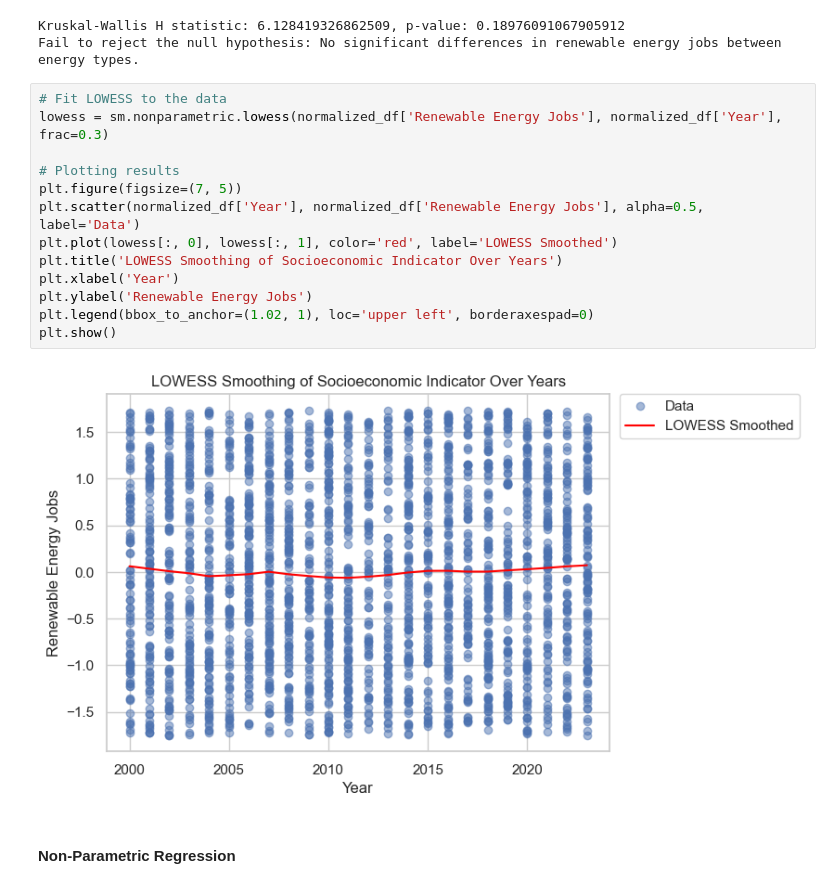
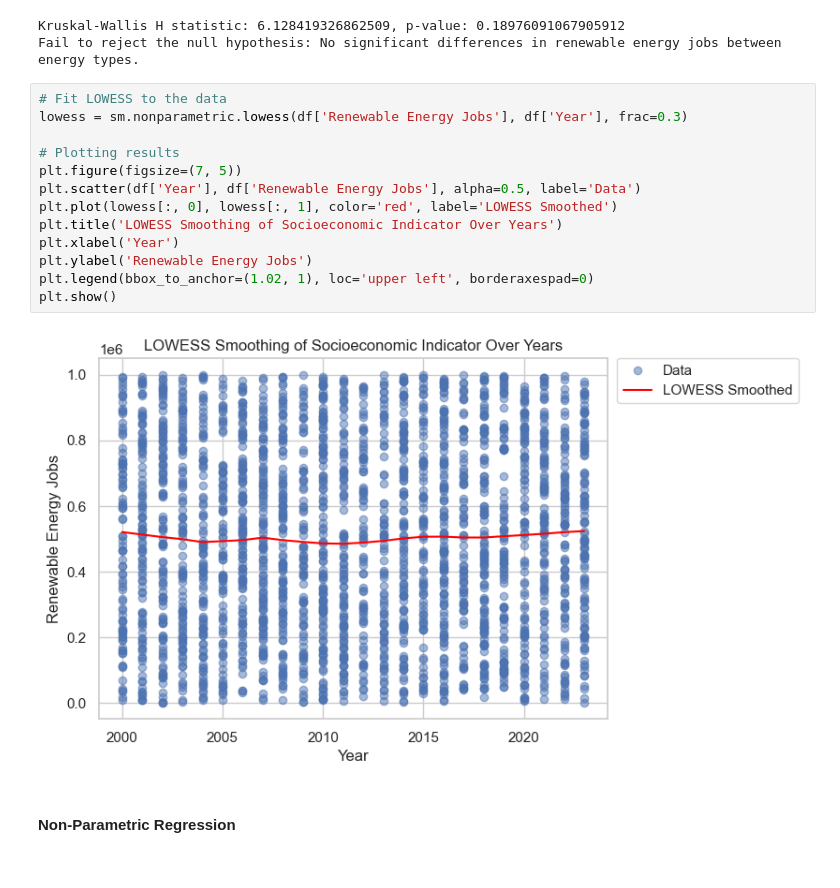
Before and after one commit to arnelimperial/greenergy, a Jupyter notebook: eda2.ipynb, the cells around one changed output. Saved outputs shown, nothing was run; the diff lists cells and outputs as text.

```diff
--- a/eda2.ipynb
+++ b/eda2.ipynb
@@ -197,19 +190,19 @@ Kruskal-Wallis H statistic: 6.128419326862509, p-value: 0.18976091067905912
 Fail to reject the null hypothesis: No significant differences in renewable energy jobs between energy types.
 # %%
 # Fit LOWESS to the data
-lowess = sm.nonparametric.lowess(normalized_df['Renewable Energy Jobs'], normalized_df['Year'], frac=0.3)
+lowess = sm.nonparametric.lowess(df['Renewable Energy Jobs'], df['Year'], frac=0.3)
 
 # Plotting results
 plt.figure(figsize=(7, 5))
-plt.scatter(normalized_df['Year'], normalized_df['Renewable Energy Jobs'], alpha=0.5, label='Data')
+plt.scatter(df['Year'], df['Renewable Energy Jobs'], alpha=0.5, label='Data')
 plt.plot(lowess[:, 0], lowess[:, 1], color='red', label='LOWESS Smoothed')
 plt.title('LOWESS Smoothing of Socioeconomic Indicator Over Years')
 plt.xlabel('Year')
 plt.ylabel('Renewable Energy Jobs')
 plt.legend(bbox_to_anchor=(1.02, 1), loc='upper left', borderaxespad=0)
 plt.show()
 # %% [output]
-[figure, old version]
+[figure, new version]
 # %% [markdown]
 <h4>Non-Parametric Regression</h4>
 # %%
```
Also changed, not shown: parts of 21 cells of this notebook, 3 other files.
